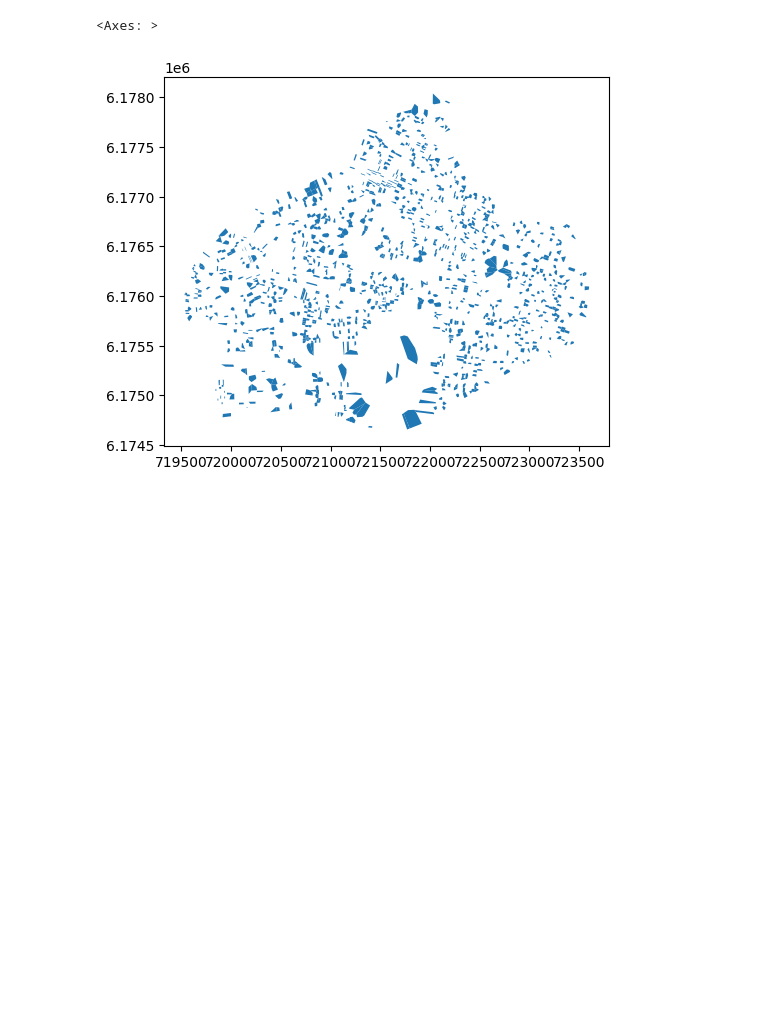
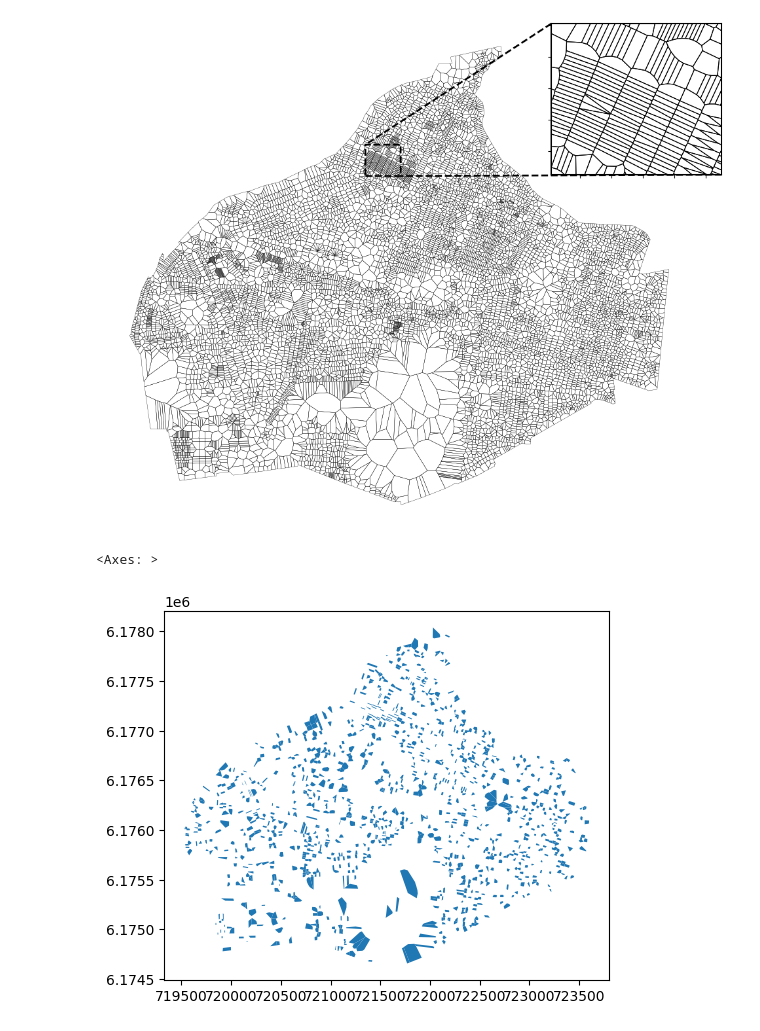
Before and after one commit to jorgenhost/school-boundaries, a Jupyter notebook: main.ipynb, the cells around one changed output. Saved outputs shown, nothing was run; the diff lists cells and outputs as text; code cells hidden in the pictures; blank space fills up the shorter version.

```diff
--- a/main.ipynb
+++ b/main.ipynb
@@ -12,5 +33,42 @@ np.random.seed(1234)
 # %%
-gdf = gpd.read_parquet('data/adresser_voronoi.pq')
+fig, ax = plt.subplots(figsize = (12, 8))
+
+gdf = gpd.read_parquet('data/dk_adresser_voronoi.pq')
 gdf_kom = gdf[gdf['kommunekode']==147].reset_index(drop=True)
-gdf_kom.head()
+gdf_kom.plot(ax = ax, facecolor='none', edgecolor='k', linewidth=0.25)
+ax.set_axis_off()
+
+# Define zoom coordinates
+zoom_xlim = [		721305, 		721575]
+zoom_ylim = [	6177113, 	6177353]
+
+# Create inset axes for the zoom
+# [x_position, y_position, width, height] in axes coordinates (0-1)
+axins = ax.inset_axes([0.75, 0.7, 0.3, 0.3])
+
+# Filter data for the zoom area
+gdf_zoom = gdf_kom.cx[zoom_xlim[0]:zoom_xlim[1], zoom_ylim[0]:zoom_ylim[1]]
+
+# Plot the zoomed data
+gdf_zoom.plot(ax=axins, facecolor='none', edgecolor='k', linewidth=0.8)
+
+# Set the zoom limits
+axins.set_xlim(zoom_xlim)
+axins.set_ylim(zoom_ylim)
+
+# Remove tick labels from inset
+axins.set_xticklabels([])
+axins.set_yticklabels([])
+
+# Add a border around the inset
+for spine in axins.spines.values():
+    spine.set_edgecolor('black')
+    spine.set_linewidth(1.5)
+
+# Draw lines connecting the main plot to the inset
+ax.indicate_inset_zoom(axins, edgecolor="k", linewidth=2, linestyle='--', alpha=1)
+
+plt.tight_layout()
+plt.show()
+fig.savefig('figs/voronoi_tess_fberg.pdf', bbox_inches = 'tight')
 # %% [output]
@@ -22,0 +75 @@ gdf_kom.head()
+[figure, added]
```
Also changed, not shown: parts of 4 cells of this notebook, 5 other files.
